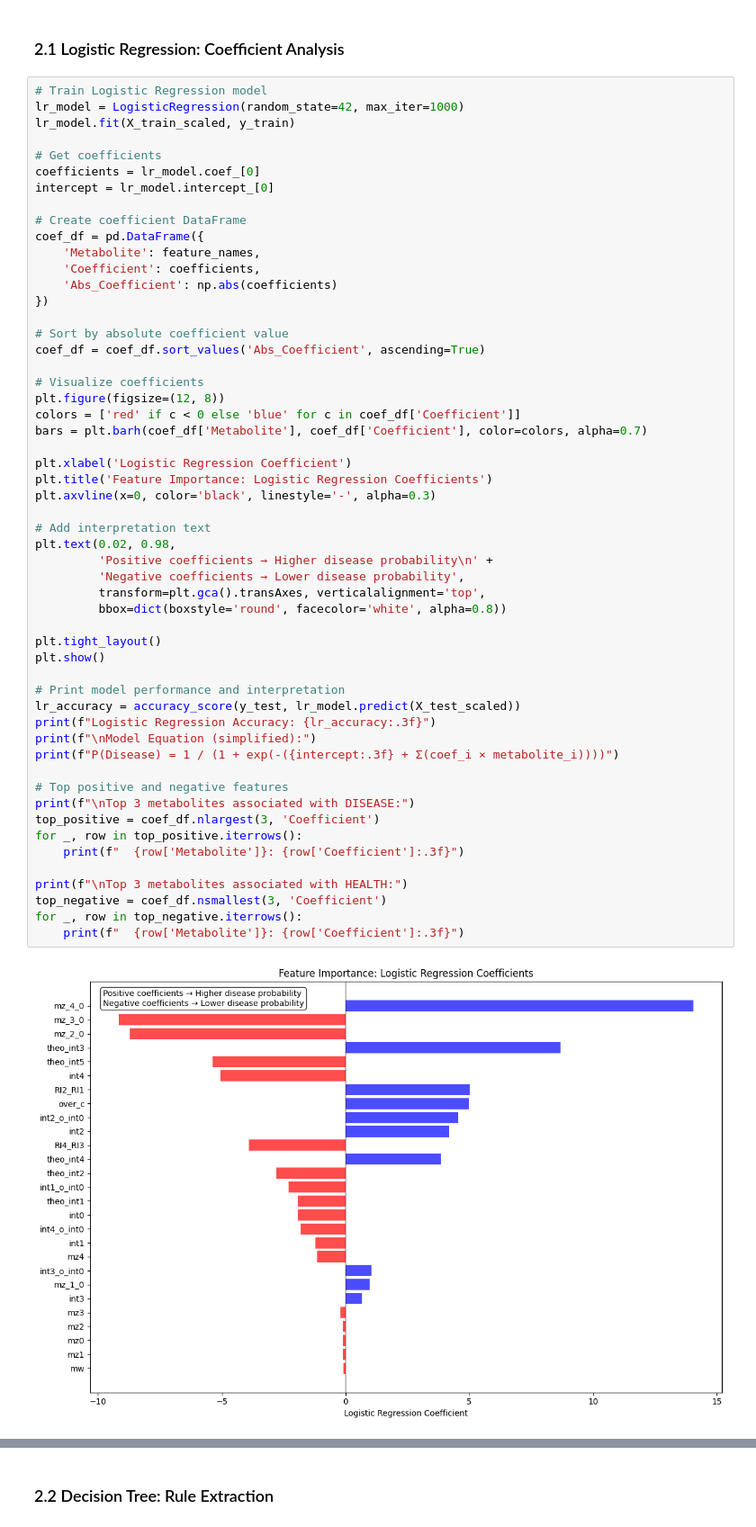
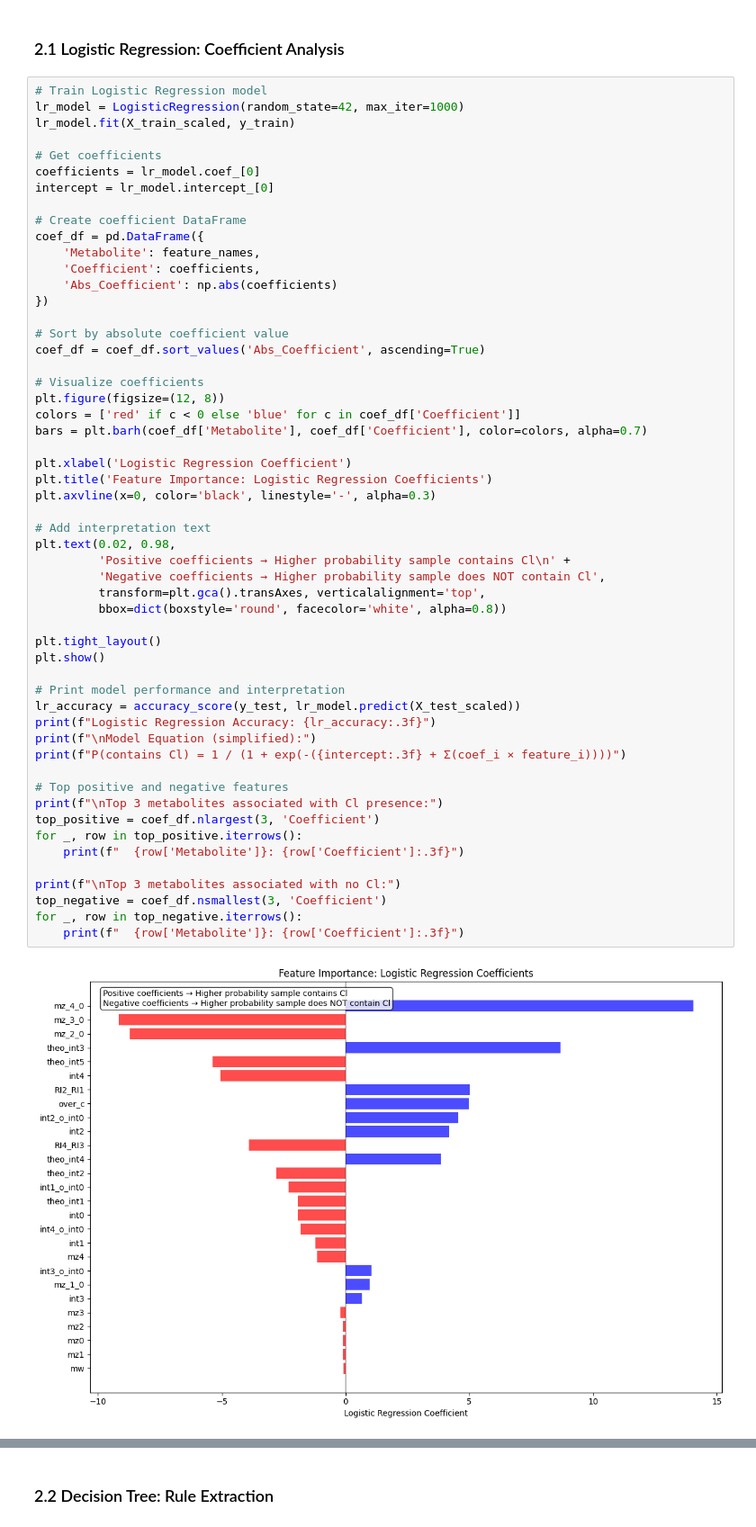
Before and after one commit to HuanLab/ML4MassSpec, a Jupyter notebook: notebooks/4_Model_Interpretability.ipynb, the cells around one changed output, grey strips where cells are left out. Shown at 90% size. Cells and saved outputs as stored; diff of their text form.

```diff
--- a/notebooks/4_Model_Interpretability.ipynb
+++ b/notebooks/4_Model_Interpretability.ipynb
@@ -158,39 +177,39 @@ coef_df = coef_df.sort_values('Abs_Coefficient', ascending=True)
 plt.figure(figsize=(12, 8))
 colors = ['red' if c < 0 else 'blue' for c in coef_df['Coefficient']]
 bars = plt.barh(coef_df['Metabolite'], coef_df['Coefficient'], color=colors, alpha=0.7)
 
 plt.xlabel('Logistic Regression Coefficient')
 plt.title('Feature Importance: Logistic Regression Coefficients')
 plt.axvline(x=0, color='black', linestyle='-', alpha=0.3)
 
 # Add interpretation text
 plt.text(0.02, 0.98,
-         'Positive coefficients → Higher disease probability\n' +
-         'Negative coefficients → Lower disease probability',
+         'Positive coefficients → Higher probability sample contains Cl\n' +
+         'Negative coefficients → Higher probability sample does NOT contain Cl',
          transform=plt.gca().transAxes, verticalalignment='top',
          bbox=dict(boxstyle='round', facecolor='white', alpha=0.8))
 
 plt.tight_layout()
 plt.show()
 
 # Print model performance and interpretation
 lr_accuracy = accuracy_score(y_test, lr_model.predict(X_test_scaled))
 print(f"Logistic Regression Accuracy: {lr_accuracy:.3f}")
 print(f"\nModel Equation (simplified):")
-print(f"P(Disease) = 1 / (1 + exp(-({intercept:.3f} + Σ(coef_i × metabolite_i))))")
+print(f"P(contains Cl) = 1 / (1 + exp(-({intercept:.3f} + Σ(coef_i × feature_i))))")
 
 # Top positive and negative features
-print(f"\nTop 3 metabolites associated with DISEASE:")
+print(f"\nTop 3 metabolites associated with Cl presence:")
 top_positive = coef_df.nlargest(3, 'Coefficient')
 for _, row in top_positive.iterrows():
     print(f"  {row['Metabolite']}: {row['Coefficient']:.3f}")
 
-print(f"\nTop 3 metabolites associated with HEALTH:")
+print(f"\nTop 3 metabolites associated with no Cl:")
 top_negative = coef_df.nsmallest(3, 'Coefficient')
 for _, row in top_negative.iterrows():
     print(f"  {row['Metabolite']}: {row['Coefficient']:.3f}")
 # %% [output]
-[figure, old version]
+[figure, new version]
 Logistic Regression Accuracy: 1.000
 
 Model Equation (simplified):
```
Also changed, not shown: parts of 14 cells of this notebook, 2 other files.
